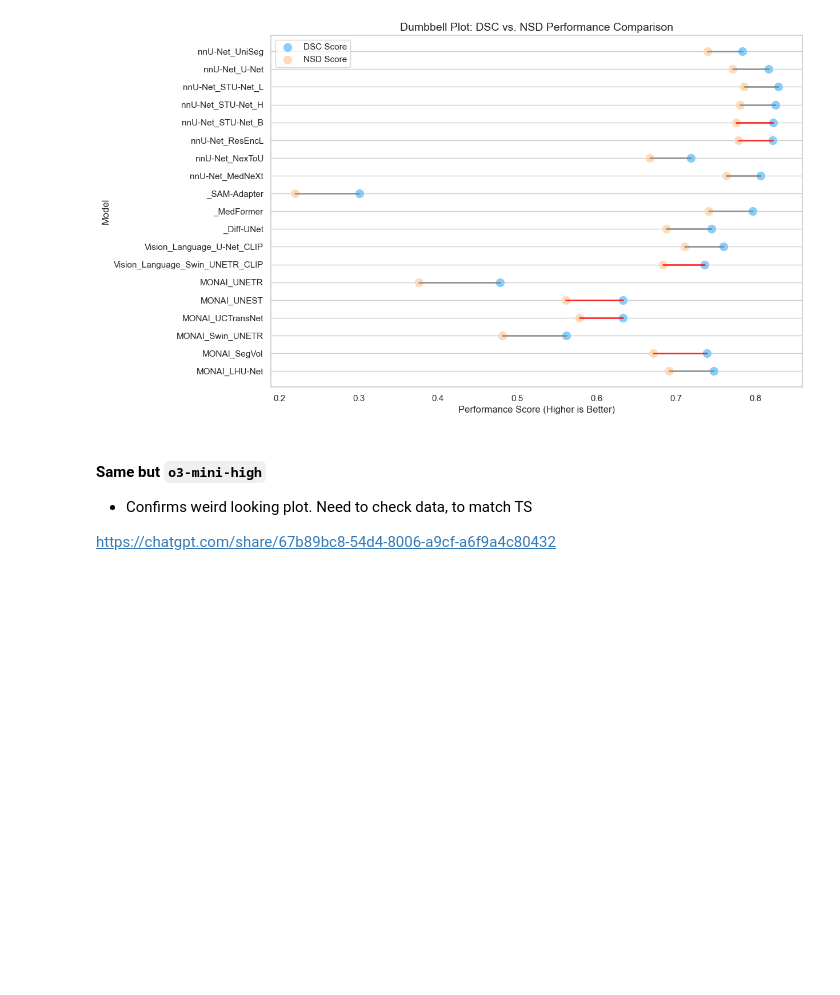
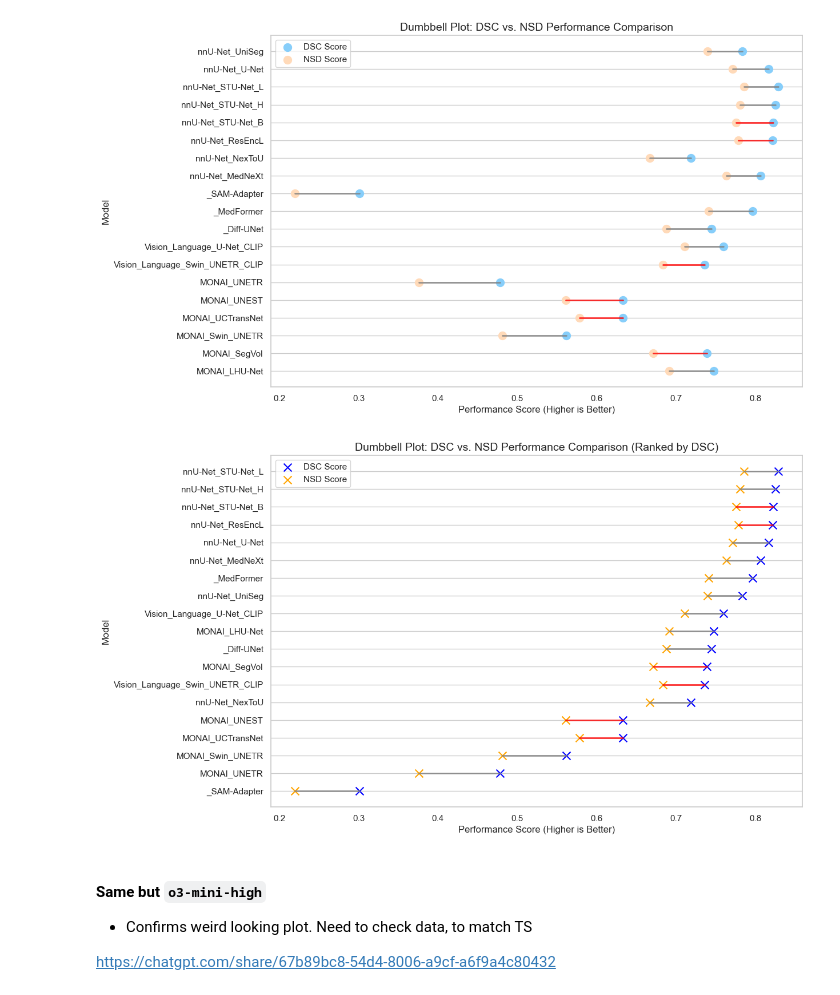
Before and after one commit to ariellubonja/RankInsight, a Jupyter notebook: python_eda.ipynb, the cells around one changed output. Cells and saved outputs as stored; diff of their text form; code cells hidden in the pictures; blank space fills up the shorter version.

```diff
--- a/python_eda.ipynb
+++ b/python_eda.ipynb
@@ -481,6 +481,99 @@ plt.show()
 # %% [output]
 [figure]
 [figure]
+# %%
+import os
+import zipfile
+import pandas as pd
+import matplotlib.pyplot as plt
+import numpy as np
+
+
+# --- 2. Load Performance Data ---
+all_model_data = []
+base_dir = "./totalsegmentator_results/final_14dec2024_results/totalsegmentator_results - table 3 in paper"
+
+model_dirs = [d for d in os.listdir(base_dir) if os.path.isdir(os.path.join(base_dir, d))]
+
+for model in model_dirs:
+    model_path = os.path.join(base_dir, model)
+
+    # Read DSC file if available
+    dsc_file = os.path.join(model_path, "dsc.csv")
+    if os.path.exists(dsc_file):
+        df_dsc = pd.read_csv(dsc_file)
+        df_dsc = df_dsc.drop(columns=['name'], errors='ignore')
+        df_dsc = df_dsc.melt(var_name="organ", value_name="value")
+        df_dsc["model"] = model
+        df_dsc["metric"] = "DSC"
+        df_dsc.dropna(inplace=True)
+        all_model_data.append(df_dsc)
+
+    # Read NSD file if available
+    nsd_file = os.path.join(model_path, "nsd.csv")
+    if os.path.exists(nsd_file):
+        df_nsd = pd.read_csv(nsd_file)
+        df_nsd = df_nsd.drop(columns=['name'], errors='ignore')
+        df_nsd = df_nsd.melt(var_name="organ", value_name="value")
+        df_nsd["model"] = model
+        df_nsd["metric"] = "NSD"
+        df_nsd.dropna(inplace=True)
+        all_model_data.append(df_nsd)
+
+df_all_models = pd.concat(all_model_data, ignore_index=True)
+
+# --- 3. Compute Model Rankings ---
+model_ranking = df_all_models.groupby(["model", "metric"])["value"].mean().reset_index()
+
+# Rank models based on DSC and NSD performance
+dsc_ranking = model_ranking[model_ranking["metric"] == "DSC"].set_index("model")["value"].rank(ascending=True)
+nsd_ranking = model_ranking[model_ranking["metric"] == "NSD"].set_index("model")["value"].rank(ascending=True)
+
+rank_changes = (dsc_ranking - nsd_ranking).abs()
+models_with_changes = rank_changes[rank_changes > 0].index.tolist()
+
+# ----------------------------------------------------------------------
+# 4. Dumbbell Plot: Performance Comparison (Ranked by DSC)
+# ----------------------------------------------------------------------
+
+# Pivot the model rankings for dumbbell plot
+dumbbell_df = model_ranking.pivot(index="model", columns="metric", values="value").reset_index()
+dumbbell_df["Highlight"] = dumbbell_df["model"].isin(models_with_changes)
+
+# Sort models by DSC ranking (best DSC model at the top)
+sorted_models_by_dsc = dsc_ranking.sort_values().index
+dumbbell_df_sorted = dumbbell_df.set_index("model").loc[sorted_models_by_dsc].reset_index()
+
+# Define colors for dumbbell plot
+BLUE = "blue"
+ORANGE = "orange"
+GRAY = "gray"
+RED = "red"
+
+plt.figure(figsize=(12, 8))
+
+# Draw dumbbell lines
+for _, row in dumbbell_df_sorted.iterrows():
+    color = RED if row["Highlight"] else GRAY
+    plt.plot([row["DSC"], row["NSD"]], [row["model"], row["model"]], color=color, linewidth=2, alpha=0.8)
+
+# Scatter points for DSC (Blue X markers)
+plt.scatter(dumbbell_df_sorted["DSC"], dumbbell_df_sorted["model"], color=BLUE, marker="x", s=100, label="DSC Score")
+
+# Scatter points for NSD (Orange X markers)
+plt.scatter(dumbbell_df_sorted["NSD"], dumbbell_df_sorted["model"], color=ORANGE, marker="x", s=100, label="NSD Score")
+
+# Aesthetic settings
+plt.xlabel("Performance Score (Higher is Better)", fontsize=12)
+plt.ylabel("Model", fontsize=12)
+plt.title("Dumbbell Plot: DSC vs. NSD Performance Comparison (Ranked by DSC)", fontsize=14)
+plt.legend()
+plt.grid(axis="x")
+
+# Show the dumbbell plot
+plt.show()
+# %% [output]
+[figure, added]
 # %% [markdown]
 #### Same but `o3-mini-high`
 
```
Also changed, not shown: 38 other files.
